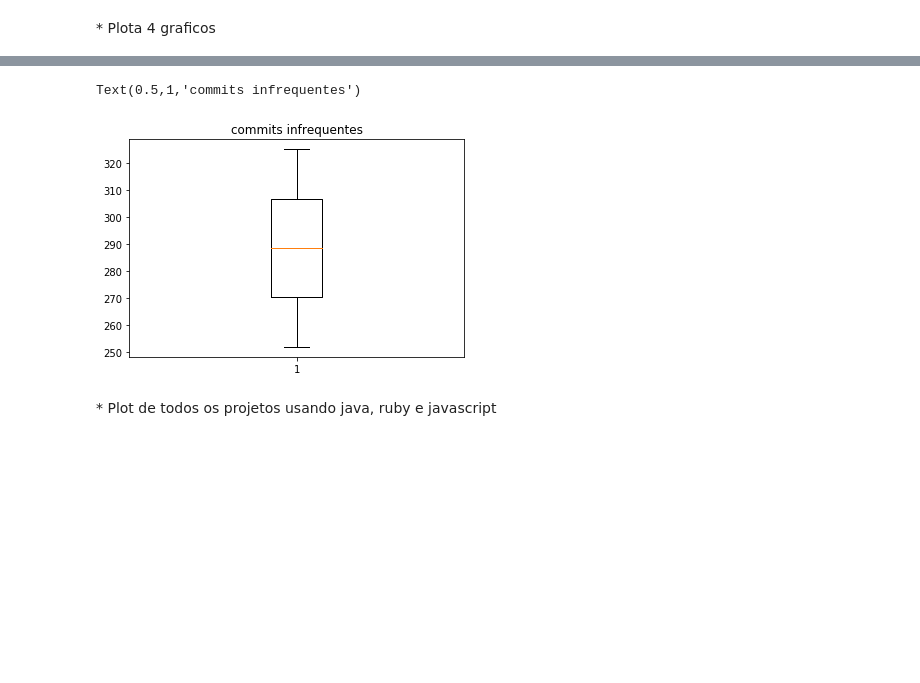
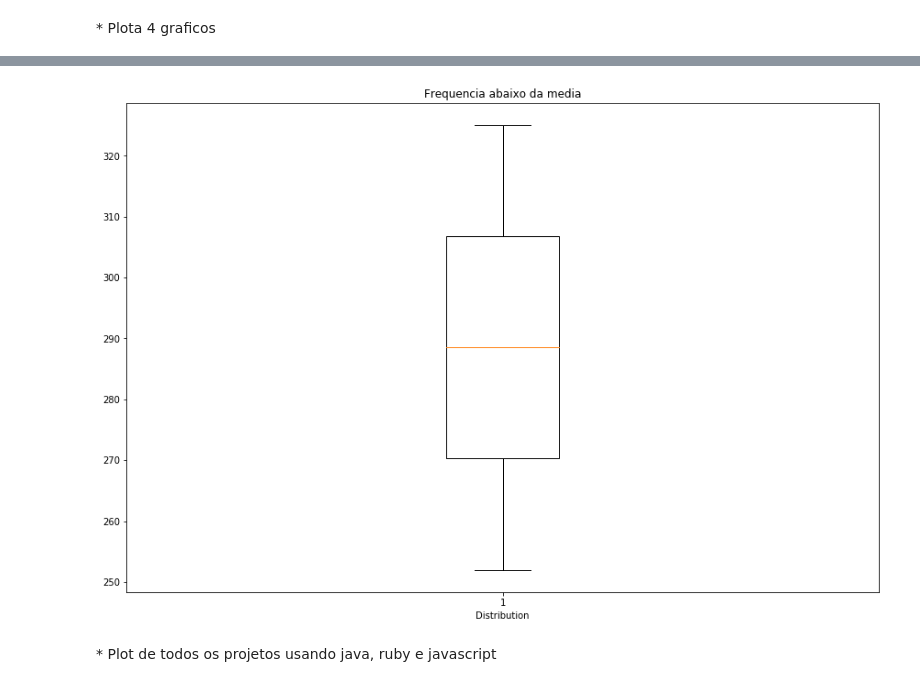
Before and after one commit to wagnernegrao/ci-analysis, a Jupyter notebook: ci_analysis.ipynb, the cells around one changed output, grey strips where cells are left out. Cells and saved outputs as stored; diff of their text form; code cells hidden in the pictures; blank space fills up the shorter version.

Commit message:
new version function plot

```diff
--- a/ci_analysis.ipynb
+++ b/ci_analysis.ipynb
@@ -163,10 +162,8 @@ for language in language_name:
 # %%
 frequency = commit_frequency(list_commit, list_project)
-plt.boxplot(frequency)
-plt.title('commits infrequentes')
+plot_test('Frequencia abaixo da media', frequency)
 # %% [output]
-Text(0.5,1,'commits infrequentes')
-[figure, old version]
+[figure, new version]
 # %% [markdown]
 <font size = 4/>
 * Plot de todos os projetos usando java, ruby e javascript
```
Also changed, not shown: parts of 3 cells of this notebook.
